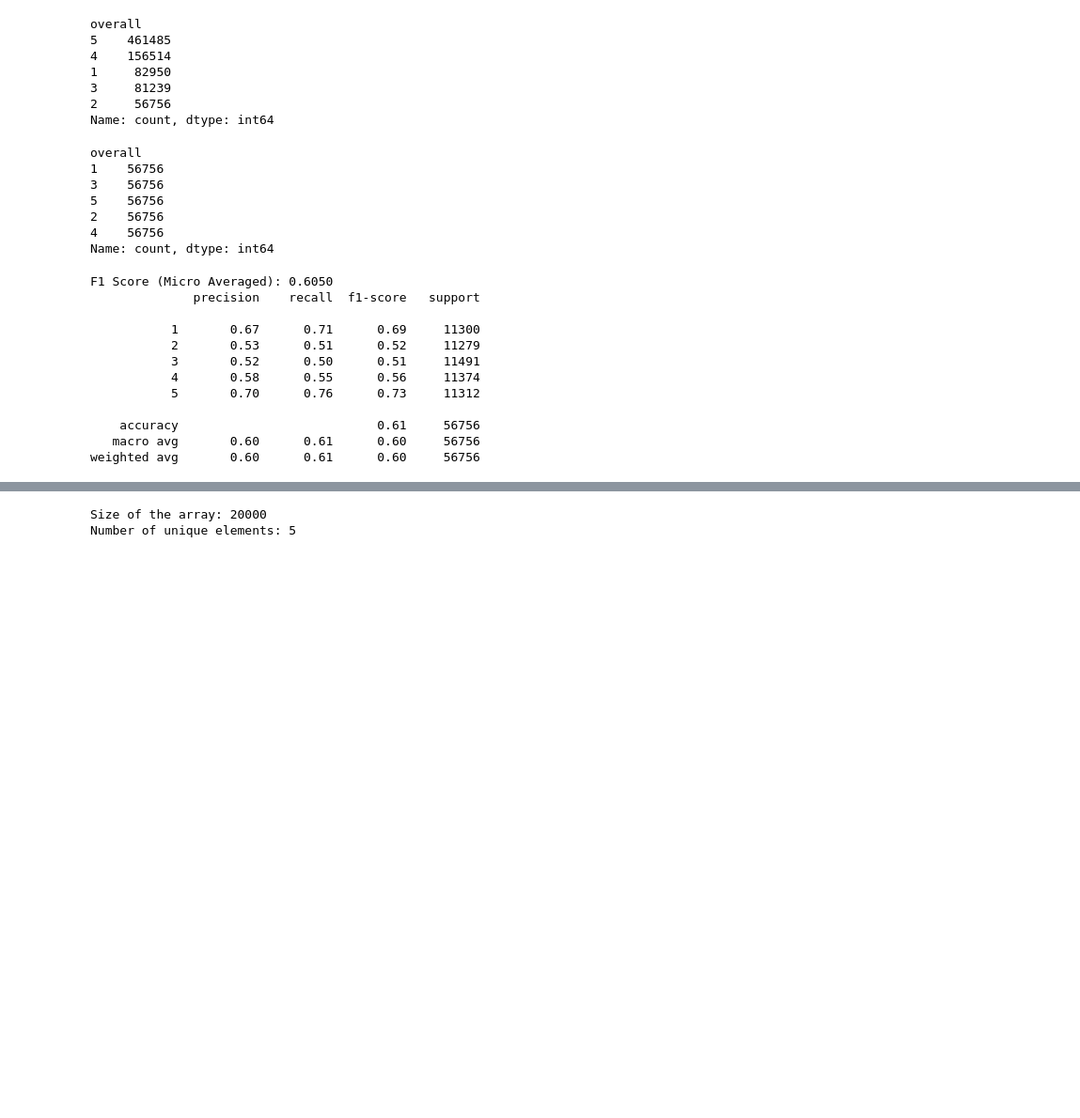
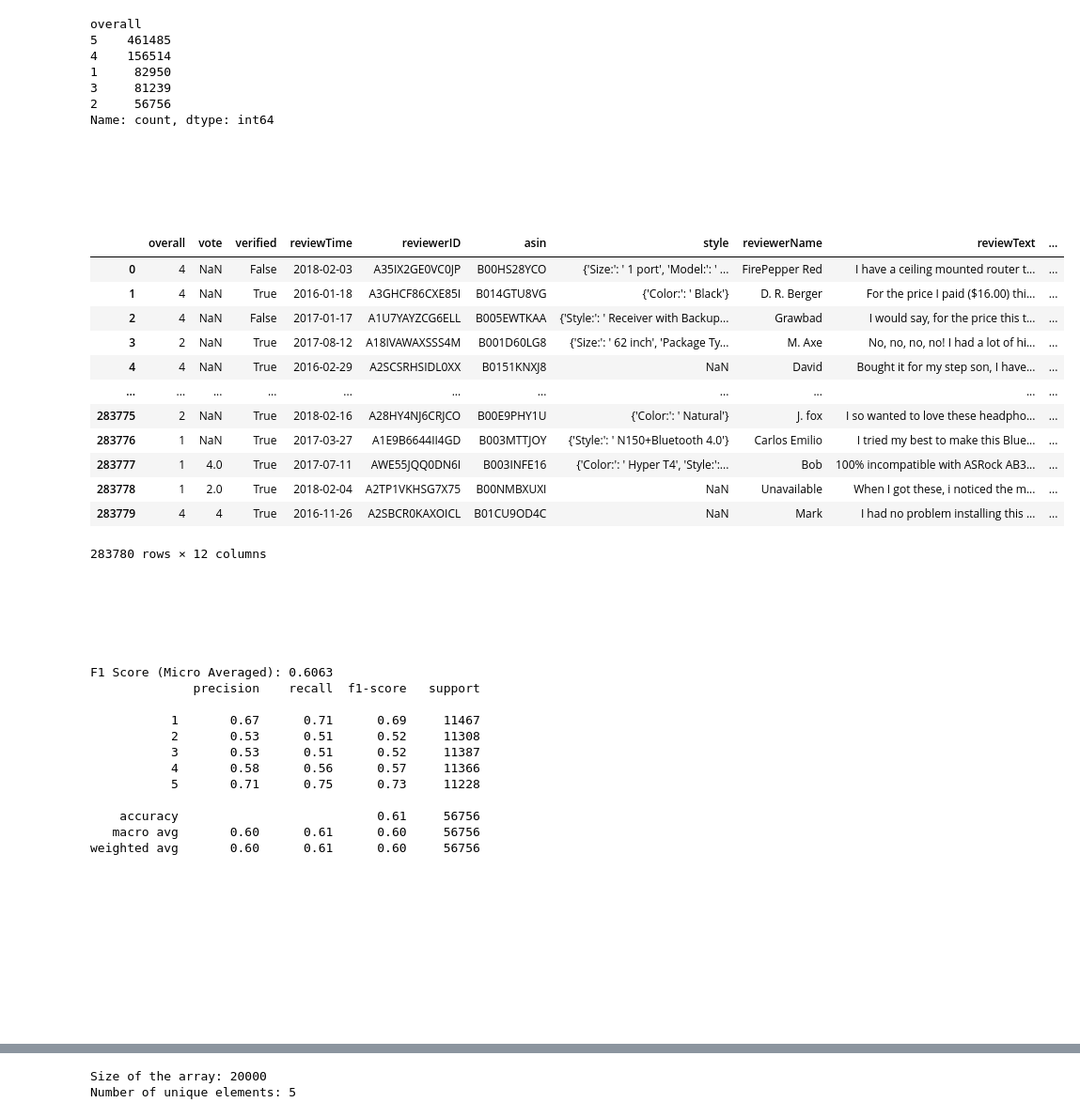
Before and after one commit to Mahdias1383/custom_NLP, a Jupyter notebook: Part 2/Feature engineering and Model.ipynb, the cells around one changed output, grey strips where cells are left out. Shown at 94% size. Cells and saved outputs as stored; diff of their text form; code cells hidden in the pictures; blank space fills up the shorter version.

Commit message:
added mark downs

```diff
--- a/Part 2/Feature engineering and Model.ipynb
+++ b/Part 2/Feature engineering and Model.ipynb
@@ -152,37 +229,47 @@ overall
 3     81239
 2     56756
 Name: count, dtype: int64
+# %% [markdown]
+### <div dir="rtl" style="font-family: 'Segoe UI', Tahoma, sans-serif; font-size: 20px; color: #ffffff;  padding: 10px; border-radius: 8px; background: linear-gradient(135deg, #2EA149, #60a5fa); text-align: right;"> undersampling</div>
 # %%
 from sklearn.feature_extraction.text import TfidfVectorizer
 from sklearn.linear_model import LogisticRegression
 from sklearn.metrics import classification_report, f1_score
 from sklearn.pipeline import Pipeline
 
 def sampling(df, num_target, each_class_size):
     min_class_size = min(each_class_size, df[num_target].value_counts().min())
     balanced_df = pd.concat([
         df[df[num_target] == sentiment].sample(min_class_size, replace=True)
         for sentiment in df[num_target].unique()
     ])
     return balanced_df.sample(frac=1).reset_index(drop=True)
 
 # Balance the entire dataset
-balanced_data = sampling(data, num_target='overall', each_class_size=200000)  # Set each_class_size as desired
+balanced_data = sampling(data, num_target='overall', each_class_size=300000)  # Set each_class_size as desired
 
-balanced_data.overall.value_counts()
+balanced_data
 # %% [output]
+|  | overall | vote | verified | reviewTime | reviewerID | asin | style | reviewerName | reviewText | ... |
+| 0 | 4 | NaN | False | 2018-02-03 | A35IX2GE0VC0JP | B00HS28YCO | {'Size:': ' 1 port', 'Model:': ' ... | FirePepper Red | I have a ceiling mounted router t... | ... |
+| 1 | 4 | NaN | True | 2016-01-18 | A3GHCF86CXE85I | B014GTU8VG | {'Color:': ' Black'} | D. R. Berger | For the price I paid ($16.00) thi... | ... |
+| 2 | 4 | NaN | False | 2017-01-17 | A1U7YAYZCG6ELL | B005EWTKAA | {'Style:': ' Receiver with Backup... | Grawbad | I would say, for the price this t... | ... |
+| 3 | 2 | NaN | True | 2017-08-12 | A18IVAWAXSSS4M | B001D60LG8 | {'Size:': ' 62 inch', 'Package Ty... | M. Axe | No, no, no, no! I had a lot of hi... | ... |
+| 4 | 4 | NaN | True | 2016-02-29 | A2SCSRHSIDL0XX | B0151KNXJ8 | NaN | David | Bought it for my step son, I have... | ... |
+| ... | ... | ... | ... | ... | ... | ... | ... | ... | ... | ... |
+| 283775 | 2 | NaN | True | 2018-02-16 | A28HY4NJ6CRJCO | B00E9PHY1U | {'Color:': ' Natural'} | J. fox | I so wanted to love these headpho... | ... |
+| 283776 | 1 | NaN | True | 2017-03-27 | A1E9B6644II4GD | B003MTTJOY | {'Style:': ' N150+Bluetooth 4.0'} | Carlos Emilio | I tried my best to make this Blue... | ... |
+| 283777 | 1 | 4.0 | True | 2017-07-11 | AWE55JQQ0DN6I | B003INFE16 | {'Color:': ' Hyper T4', 'Style:':... | Bob | 100% incompatible with ASRock AB3... | ... |
+| 283778 | 1 | 2.0 | True | 2018-02-04 | A2TP1VKHSG7X75 | B00NMBXUXI | NaN | Unavailable | When I got these, i noticed the m... | ... |
+| 283779 | 4 | 4 | True | 2016-11-26 | A2SBCR0KAXOICL | B01CU9OD4C | NaN | Mark | I had no problem installing this ... | ... |
-overall
-1    56756
-3    56756
-5    56756
-2    56756
-4    56756
-Name: count, dtype: int64
+283780 rows × 12 columns
+# %% [markdown]
+### <div dir="rtl" style="font-family: 'Segoe UI', Tahoma, sans-serif; font-size: 20px; color: #ffffff;  padding: 10px; border-radius: 8px; background: linear-gradient(135deg, #2EA149, #60a5fa); text-align: right;"> Logestic Regression model with piplline</div>
 # %%
 # Split balanced data
 X1 = balanced_data['text']
 y1 = balanced_data['overall']
-X_train1, X_test1, y_train1, y_test1 = train_test_split(X1, y1, test_size=0.2, random_state=0)
+X_train1, X_test1, y_train1, y_test1 = train_test_split(X1, y1, test_size=0.2, random_state=42)
 
 # Define and train pipeline
 pipeline1 = Pipeline([
@@ -198,18 +285,20 @@ f1 = f1_score(y_test1, y_pred1, average='micro')
 print(f"F1 Score (Micro Averaged): {f1:.4f}")
 print(classification_report(y_test1, y_pred1))
 # %% [output]
-F1 Score (Micro Averaged): 0.6050
+F1 Score (Micro Averaged): 0.6063
               precision    recall  f1-score   support
 
-           1       0.67      0.71      0.69     11300
-           2       0.53      0.51      0.52     11279
-           3       0.52      0.50      0.51     11491
-           4       0.58      0.55      0.56     11374
-           5       0.70      0.76      0.73     11312
+           1       0.67      0.71      0.69     11467
+           2       0.53      0.51      0.52     11308
+           3       0.53      0.51      0.52     11387
+           4       0.58      0.56      0.57     11366
+           5       0.71      0.75      0.73     11228
 
     accuracy                           0.61     56756
    macro avg       0.60      0.61      0.60     56756
 weighted avg       0.60      0.61      0.60     56756
+# %% [markdown]
+### <div dir="rtl" style="font-family: 'Segoe UI', Tahoma, sans-serif; font-size: 20px; color: #ffffff;  padding: 10px; border-radius: 8px; background: linear-gradient(135deg, #2EA149, #60a5fa); text-align: right;"> Logestic Regression model with piplline & class weights</div>
 # %%
 from sklearn.feature_extraction.text import TfidfVectorizer
 from sklearn.linear_model import LogisticRegression
@@ -237,6 +326,8 @@ y_pred2 = pipeline2.predict(X_test2)
 f1 = f1_score(y_test2, y_pred2, average='micro')
 print(f"F1 Score (Micro Averaged): {f1:.4f}")
 print(classification_report(y_test2, y_pred2))
+# %% [markdown]
+### <div dir="rtl" style="font-family: 'Segoe UI', Tahoma, sans-serif; font-size: 20px; color: #ffffff;  padding: 10px; border-radius: 8px; background: linear-gradient(135deg, #2EA149, #60a5fa); text-align: right;"> Gradient Boosting Classifier</div>
 # %%
 from sklearn.feature_extraction.text import TfidfVectorizer
 from sklearn.ensemble import GradientBoostingClassifier
```
Also changed, not shown: parts of 15 cells of this notebook.
